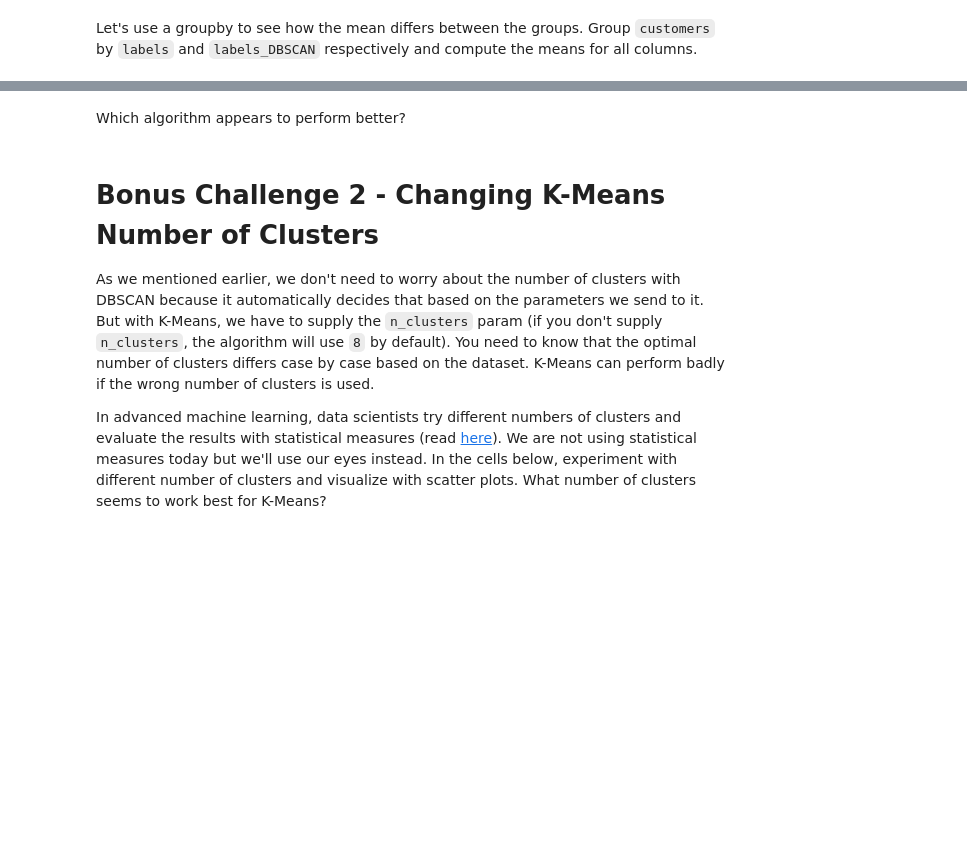
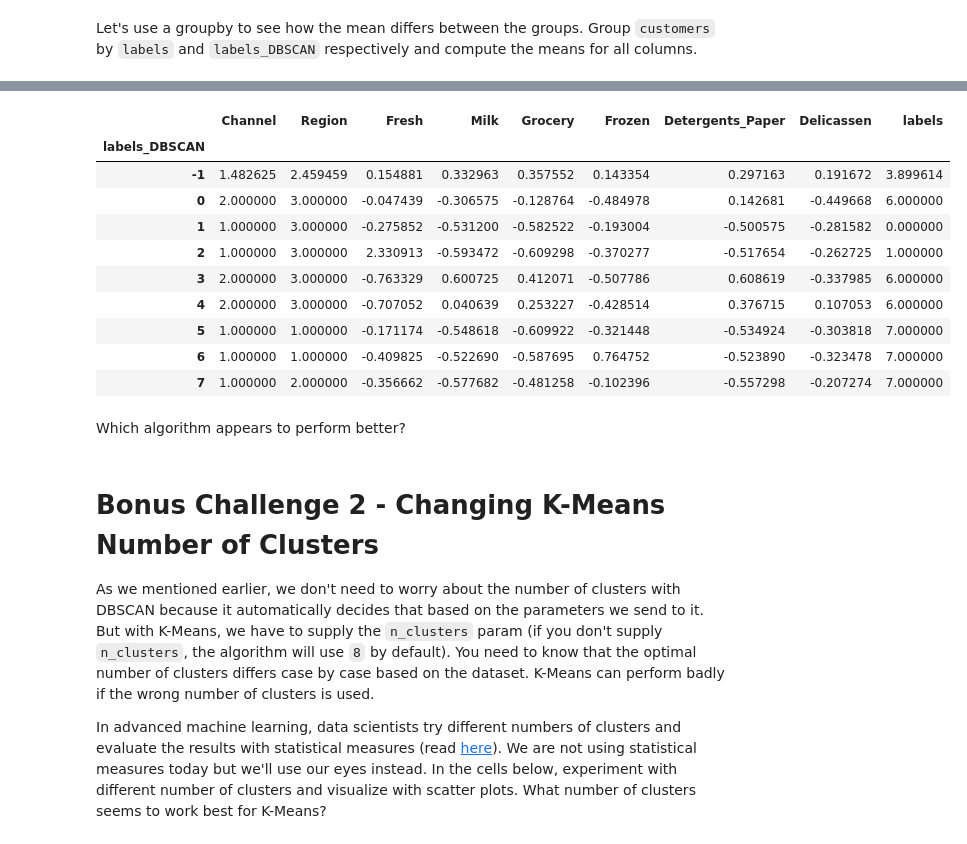
Before and after one commit to Albrodmar/dataptmad1019, a Jupyter notebook: module-3/lab-unsupervised-learning/your-code/main.ipynb, the cells around one changed output, grey strips where cells are left out. Saved outputs shown, nothing was run; the diff lists cells and outputs as text; code cells hidden in the pictures; blank space fills up the shorter version.

```diff
--- a/module-3/lab-unsupervised-learning/your-code/main.ipynb
+++ b/module-3/lab-unsupervised-learning/your-code/main.ipynb
@@ -317,3 +385,17 @@ Let's use a groupby to see how the mean differs between the groups. Group `custo
+# %%
+final.groupby(['labels_DBSCAN']).mean()
+# %% [output]
+|  | Channel | Region | Fresh | Milk | Grocery | Frozen | Detergents_Paper | Delicassen | labels |
+| labels_DBSCAN |  |  |  |  |  |  |  |  |  |
+| -1 | 1.482625 | 2.459459 | 0.154881 | 0.332963 | 0.357552 | 0.143354 | 0.297163 | 0.191672 | 3.899614 |
+| 0 | 2.000000 | 3.000000 | -0.047439 | -0.306575 | -0.128764 | -0.484978 | 0.142681 | -0.449668 | 6.000000 |
+| 1 | 1.000000 | 3.000000 | -0.275852 | -0.531200 | -0.582522 | -0.193004 | -0.500575 | -0.281582 | 0.000000 |
+| 2 | 1.000000 | 3.000000 | 2.330913 | -0.593472 | -0.609298 | -0.370277 | -0.517654 | -0.262725 | 1.000000 |
+| 3 | 2.000000 | 3.000000 | -0.763329 | 0.600725 | 0.412071 | -0.507786 | 0.608619 | -0.337985 | 6.000000 |
+| 4 | 2.000000 | 3.000000 | -0.707052 | 0.040639 | 0.253227 | -0.428514 | 0.376715 | 0.107053 | 6.000000 |
+| 5 | 1.000000 | 1.000000 | -0.171174 | -0.548618 | -0.609922 | -0.321448 | -0.534924 | -0.303818 | 7.000000 |
+| 6 | 1.000000 | 1.000000 | -0.409825 | -0.522690 | -0.587695 | 0.764752 | -0.523890 | -0.323478 | 7.000000 |
+| 7 | 1.000000 | 2.000000 | -0.356662 | -0.577682 | -0.481258 | -0.102396 | -0.557298 | -0.207274 | 7.000000 |
 # %% [markdown]
 Which algorithm appears to perform better?
 # %%
```
Also changed, not shown: parts of 15 cells of this notebook.
